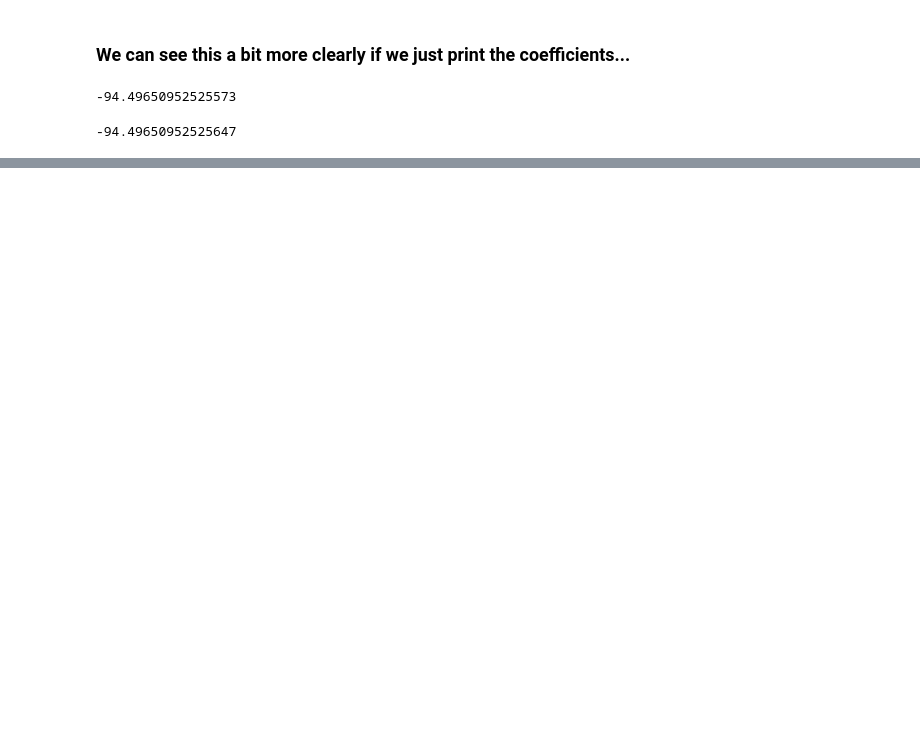
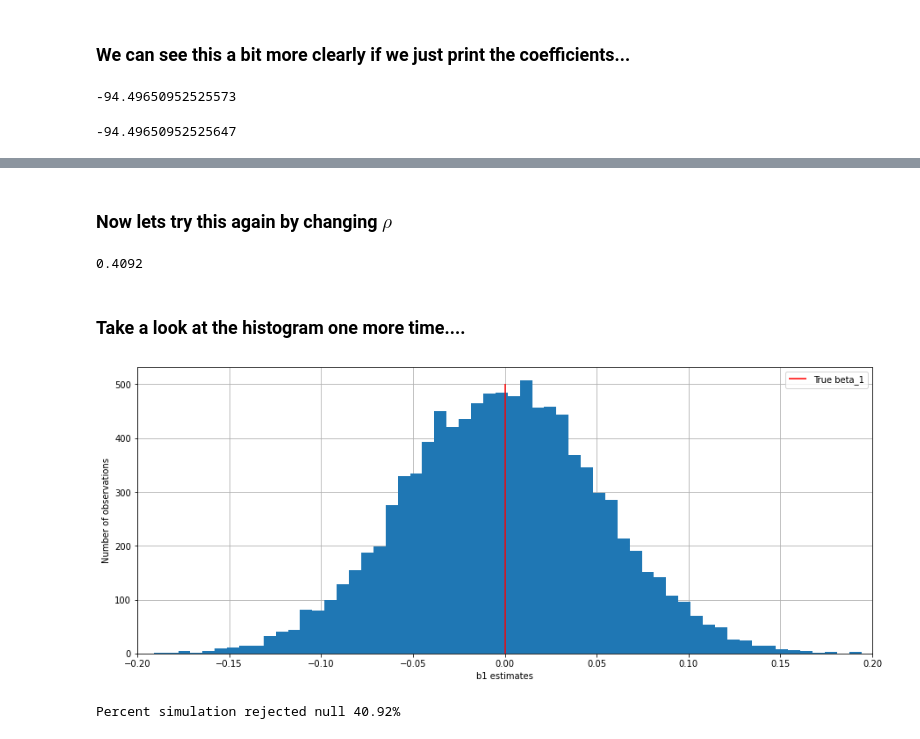
Before and after one commit to mr-devs/causal-inference-mixtape, a Jupyter notebook: notebooks/01_probability-regression.ipynb, the cells around one changed output, grey strips where cells are left out. Drawn from its saved outputs; the diff is of its cells as text; code cells hidden in the pictures; blank space fills up the shorter version.

```diff
--- a/notebooks/probability-regression.ipynb
+++ b/notebooks/01_probability-regression.ipynb
@@ -832,0 +1103,36 @@ price_on_resid.params['regress_length_on_controls_resid']
+# %% [markdown]
+### Now lets try this again by changing $\rho$
+# %%
+# [intercept, beta1] = [.4, 0]
+sim_params = [.4, 0]
+
+# Create 10k estimates with these parameters
+sim_w_cluster = run_cluster_sim(
+    n_sims=10_000,
+    param = sim_params,
+    rho=.5,
+    cluster_robust = False
+)
+# %%
+(10_000 - sim_w_cluster['param_caught'].sum())/10_000
+# %% [output]
+0.4092
+# %% [markdown]
+### Take a look at the histogram one more time....
+# %%
+plt.figure(figsize=(15,6))
+_ = plt.hist(sim_w_cluster['b1'], bins='auto',zorder=2)
+plt.vlines(x=0,ymin=0,ymax=500, color='red',zorder=3, label='True beta_1')
+
+plt.xlim(-.2,.2)
+
+plt.legend()
+plt.xlabel("b1 estimates")
+plt.ylabel("Number of observations")
+plt.grid(zorder=0)
+# %% [output]
+[figure, added]
+# %%
+print(f"Percent simulation rejected null {((10_000 - sim_w_cluster['param_caught'].sum()) / 10_000)*100}%")
+# %% [output]
+Percent simulation rejected null 40.92%
```
Also changed, not shown: parts of 67 cells of this notebook, 1 other file.
